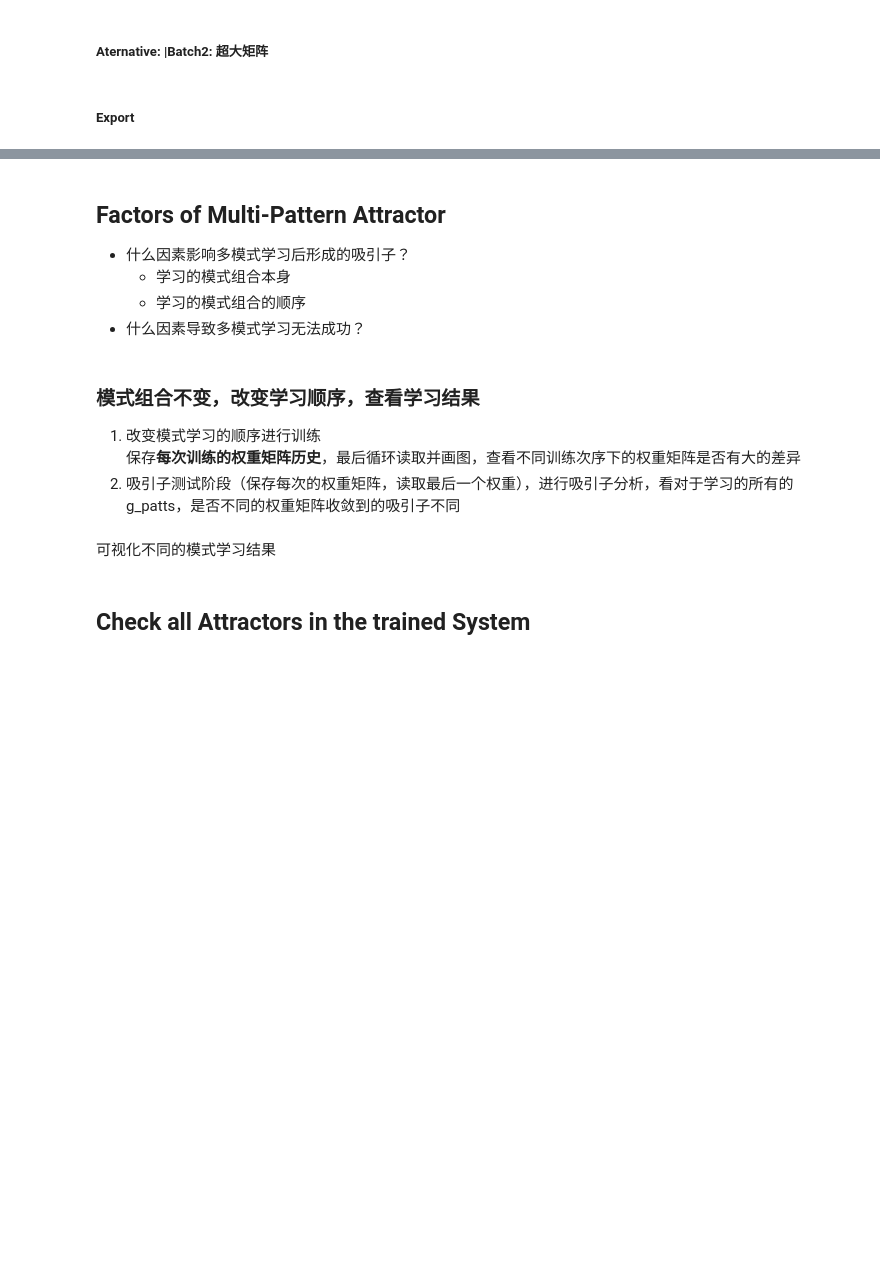
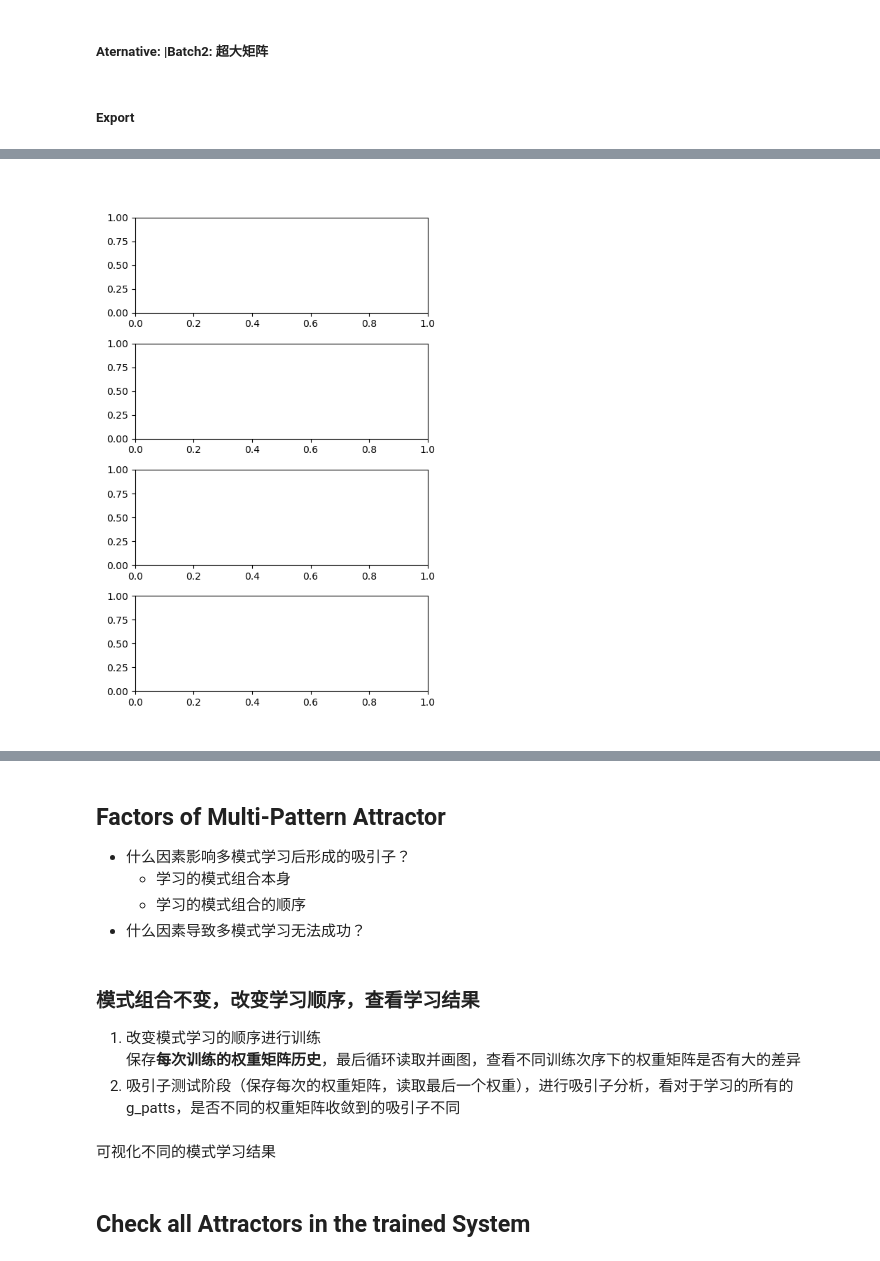
Before and after one commit to navbrainlab/VH-inspired-Reasoning-Model, a Jupyter notebook: Place-Grid-Loop/grid-place_Mul-P-learning.ipynb, the cells around one changed output, grey strips where cells are left out. Saved outputs shown, nothing was run; the diff lists cells and outputs as text; code cells hidden in the pictures; blank space fills up the shorter version.

Commit message:
start organizing batch processing codes
加入test and train模块，包括之前的代码。但是还不完整，为了更方便做workflow将换到一个新的脚本中

```diff
--- a/Place-Grid-Loop/grid-place_Mul-P-learning.ipynb
+++ b/Place-Grid-Loop/grid-place_Mul-P-learning.ipynb
@@ -1751,11 +2020,3 @@ Starting optimized batch test (Batch Size=500)...
 p_sim_mean = np.mean(p_sim_all, axis=1)  # (Npatts, Nnoise)
 p_sim_ste = np.std(p_sim_all, axis=1) / np.sqrt(p_sim_all.shape[1])  # (Npatts, Nnoise)
 p_sim_mean.shape
-plt.figure(figsize=(8,5))
-for i in range(p_sim_mean.shape[1]):
-    plt.errorbar(x_prefs, p_sim_mean[:,i], yerr=p_sim_ste[:,i], marker='o', label=f'Pattern {g_indexes[i]}')
-plt.xlabel('Noise Std Dev')
-plt.ylabel('Mean Similarity')
-plt.title('Mean Similarity vs Noise Level for Each Pattern')
-plt.legend()
-plt.show()
@@ -2078,0 +2444,2 @@ for i,g_id in enumerate(g_indexes):
+# %%
+p_org_all = batch_generate_place_patterns(pattern_average_activity, W_pg, T_s=5, dt=0.0005)
@@ -2078,0 +2463,6 @@ for i,g_id in enumerate(g_indexes):
+# %%
+# test last similarity of all patterns
+g_indexes_all = [i for i in range(len(pattern_average_activity))]
+ls_noise = [0,0.5,5,10]
+p_sim_all = plot_denoising_patterns(
+    pattern_average_activity, p_org_all, Wgp_L1, Wgp_L2, W_pg, g_indexes_all, g_indexes, x_prefs, ls_noise=ls_noise)
@@ -2078,0 +2471,4 @@ for i,g_id in enumerate(g_indexes):
+# %%
+ls_noise = [0,0.5,5,10]
+g_denoised_all = get_denoising_g_patterns(
+    pattern_average_activity, p_org_all, Wgp_L1, Wgp_L2, W_pg, g_indexes_all, ls_noise=ls_noise)
@@ -2078,0 +2516,73 @@ for i,g_id in enumerate(g_indexes):
+# %%
+# from matplotlib.animation import FuncAnimation
+# import matplotlib.pyplot as plt
+# import numpy as np
+# import os
+# from datetime import datetime
+%matplotlib widget
+# --- Animation Setup ---
+Npatts, Nnoise, Ngrid, Nrun = g_denoised_all.shape
+global_mean = np.max(g_denoised_all.mean(axis=(0, 1, 3)))
+global_std = np.max(g_denoised_all.std(axis=(0, 1, 3)))
+y_limit = (-0.5, np.round(global_mean + global_std, 1))
+
+# Initialize the figure and subplots for the animation
+fig, axes = plt.subplots(Nnoise, 1, figsize=(5, 2 * Nnoise))
+fig.tight_layout(rect=[0, 0.03, 1, 0.95]) # Adjust layout for suptitle
+
+# --- Update Function for Animation ---
+def update(i):
+    """Updates the plot for each frame (pattern)."""
+    # Clear previous frame's content
+    for ax in axes:
+        ax.clear()
+
+    g_id = g_indexes_all[i]
+    g_org = pattern_average_activity[g_id]
+    g_denoised_all_i = g_denoised_all[i]
+
+    for n in range(Nnoise):
+        ax = axes[n]
+
+        # 1. Plot all trained patterns (dashed red lines)
+        for g_l in g_indexes:
+            ax.plot(pattern_average_activity[g_l], lw=1, ls='--', color='red', alpha=0.6)
+
+        # 2. Plot the original pattern for this frame (orange)
+        ax.plot(g_org, color='orange', lw=2, label='Original Pattern')
+
+        # 3. Plot the denoised mean and std deviation
+        g_n_all = g_denoised_all_i[n, :, :]
+        mean_activity = g_n_all.mean(axis=1)
+        std_activity = g_n_all.std(axis=1)
+
+        ax.plot(mean_activity, color='steelblue', lw=1.5, label='Denoised Mean')
+        ax.fill_between(
+            np.arange(Ngrid),
+            mean_activity - std_activity,
+            mean_activity + std_activity,
+            color='steelblue',
+            alpha=0.2
+        )
+
+        # 4. Set titles, limits, and legends
+        ax.set_title(f'Noise Std: {ls_noise[n]}')
+        ax.grid(True, ls='--', alpha=0.5, color='grey')
+        ax.set_ylim(y_limit)
+
+        if n == 0:
+            # Create a custom legend to avoid duplicate labels
+            handles, labels = ax.get_legend_handles_labels()
+            unique_labels = {"Original Pattern": handles[labels.index("Original Pattern")],
+                             "Denoised Mean": handles[labels.index("Denoised Mean")]}
+            # Add one entry for the trained patterns
+            unique_labels["Trained Patterns"] = plt.Line2D([0], [0], color='red', lw=1, ls='--')
+            ax.legend(unique_labels.values(), unique_labels.keys(), loc='upper right')
+
+    fig.suptitle(f'Denoising Performance for Pattern Index: {g_id}')
+
+# --- Create and Save the Animation ---
+# Create the animation object
+ani = FuncAnimation(fig, update, frames=len(g_indexes_all), blit=False, interval=500)
+# %% [output]
+[figure, added]
```
Also changed, not shown: parts of 36 cells of this notebook, 35 other files.
